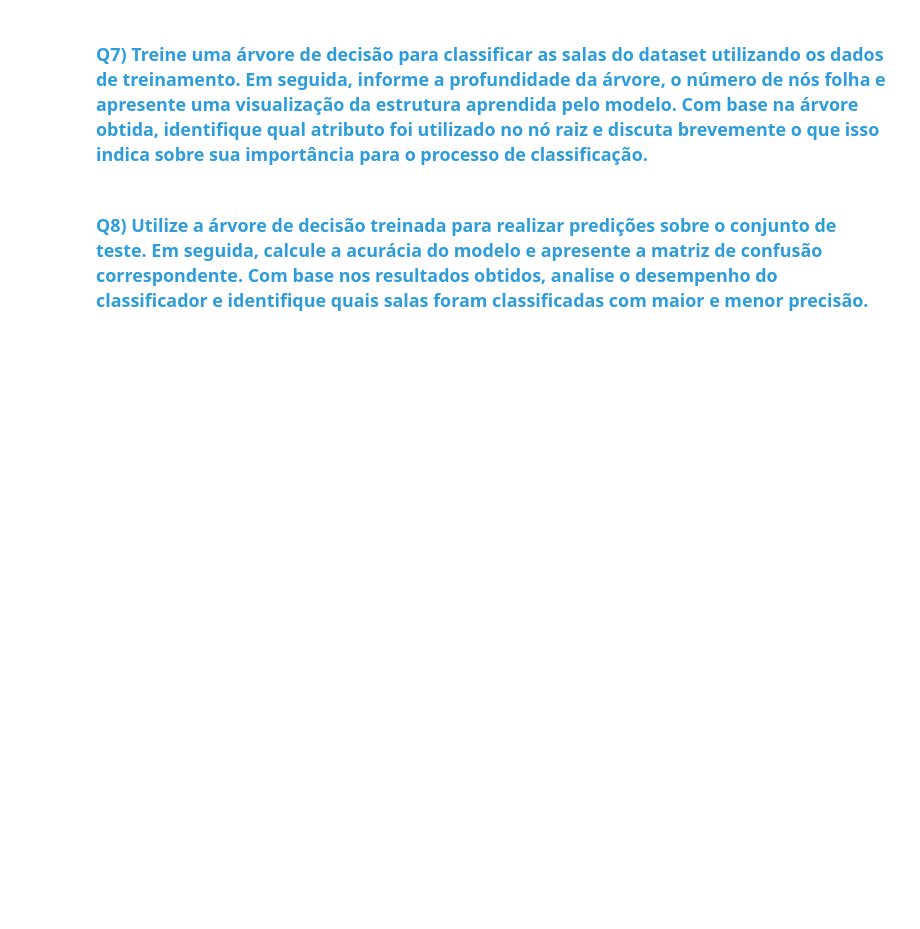
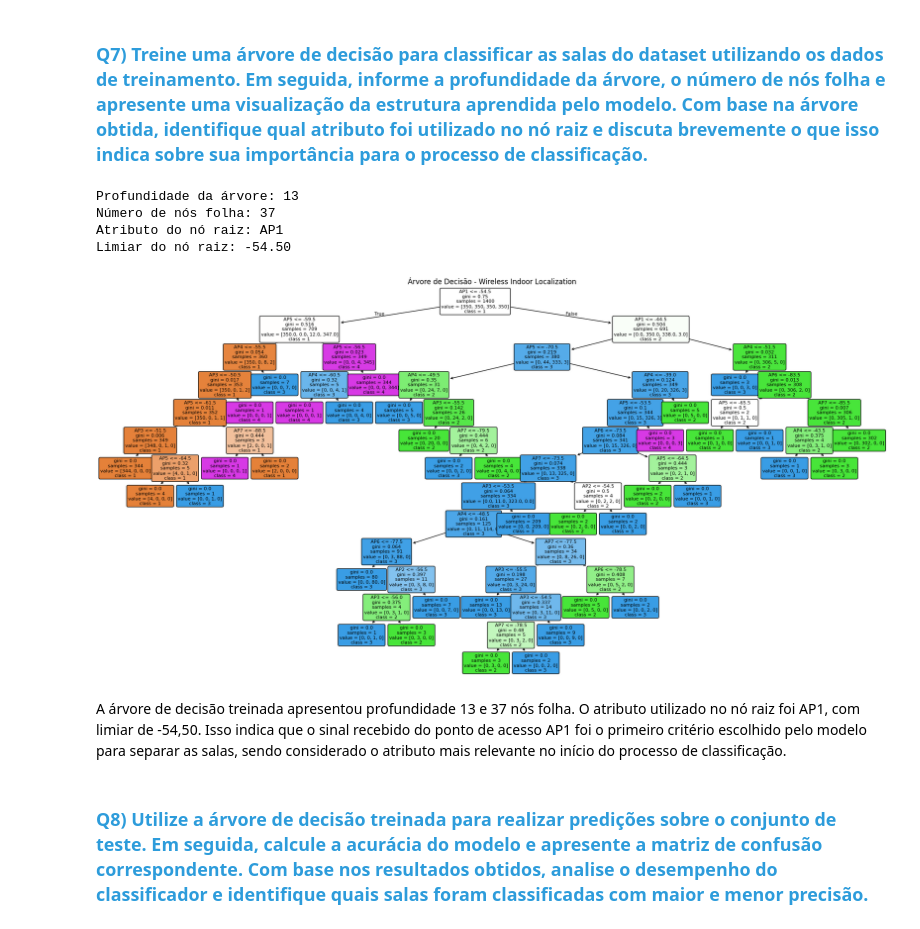
Before and after one commit to RennowT/C318, a Jupyter notebook: C318_2026_1_Atividade_06_1954.ipynb, the cells around one changed output. Saved outputs shown, nothing was run; the diff lists cells and outputs as text; code cells hidden in the pictures; blank space fills up the shorter version.

```diff
--- a/C318_2026_1_Atividade_06_1954.ipynb
+++ b/C318_2026_1_Atividade_06_1954.ipynb
@@ -78,5 +305,44 @@ As árvores de decisão são algoritmos de aprendizado supervisionado utilizados
 </div>
 # %% [markdown]
 ### <font color='#2D9CDB'>Q7) Treine uma árvore de decisão para classificar as salas do dataset utilizando os dados de treinamento. Em seguida, informe a profundidade da árvore, o número de nós folha e apresente uma visualização da estrutura aprendida pelo modelo. Com base na árvore obtida, identifique qual atributo foi utilizado no nó raiz e discuta brevemente o que isso indica sobre sua importância para o processo de classificação.</font>
+# %%
+dt_model = DecisionTreeClassifier(random_state=42)
+dt_model.fit(X_train, y_train)
+
+profundidade = dt_model.get_depth()
+nos_folha = dt_model.get_n_leaves()
+
+print(f"Profundidade da árvore: {profundidade}")
+print(f"Número de nós folha: {nos_folha}")
+
+root_feature_index = dt_model.tree_.feature[0]
+root_feature_name = feature_names[root_feature_index]
+root_threshold = dt_model.tree_.threshold[0]
+
+print(f"Atributo do nó raiz: {root_feature_name}")
+print(f"Limiar do nó raiz: {root_threshold:.2f}")
+
+# IA
+plt.figure(figsize=(24, 12))
+
+plot_tree(
+    dt_model,
+    feature_names=feature_names,
+    class_names=[str(c) for c in sorted(set(y))],
+    filled=True,
+    rounded=True,
+    fontsize=8
+)
+
+plt.title("Árvore de Decisão - Wireless Indoor Localization")
+plt.show()
+# %% [output]
+Profundidade da árvore: 13
+Número de nós folha: 37
+Atributo do nó raiz: AP1
+Limiar do nó raiz: -54.50
+[figure, added]
+# %% [markdown]
+A árvore de decisão treinada apresentou profundidade 13 e 37 nós folha. O atributo utilizado no nó raiz foi AP1, com limiar de -54,50. Isso indica que o sinal recebido do ponto de acesso AP1 foi o primeiro critério escolhido pelo modelo para separar as salas, sendo considerado o atributo mais relevante no início do processo de classificação.
 # %% [markdown]
 ### <font color='#2D9CDB'>Q8) Utilize a árvore de decisão treinada para realizar predições sobre o conjunto de teste. Em seguida, calcule a acurácia do modelo e apresente a matriz de confusão correspondente. Com base nos resultados obtidos, analise o desempenho do classificador e identifique quais salas foram classificadas com maior e menor precisão.</font>
```
Also changed, not shown: parts of 20 cells of this notebook.
